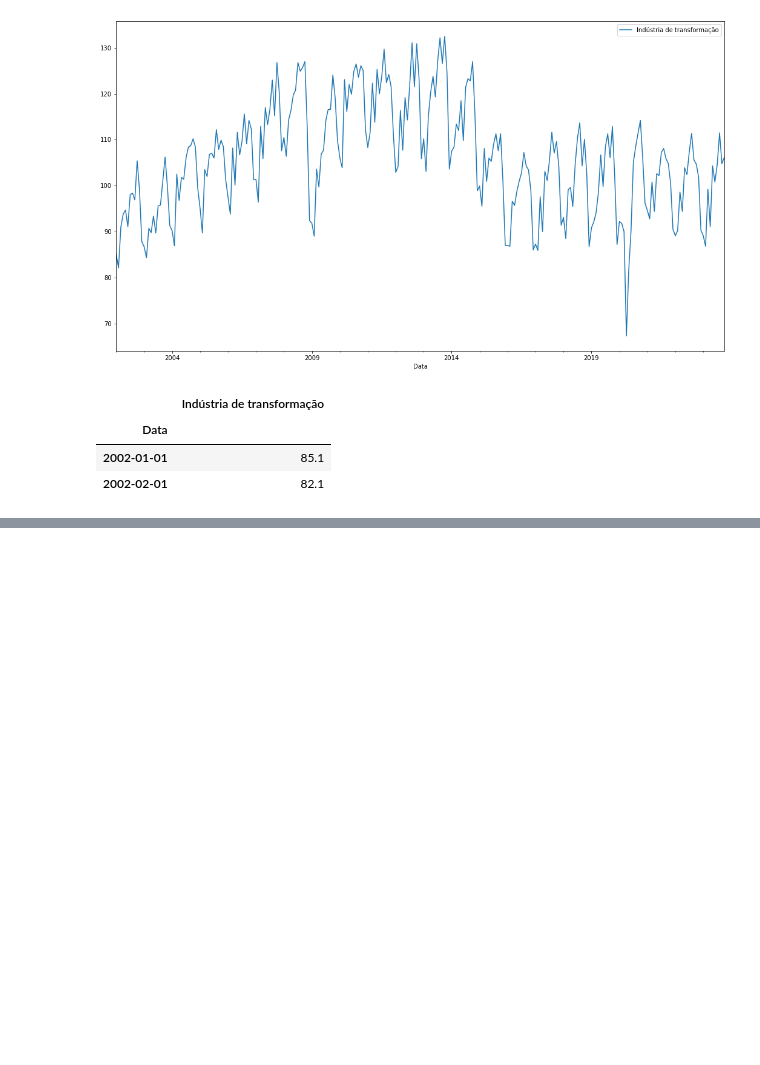
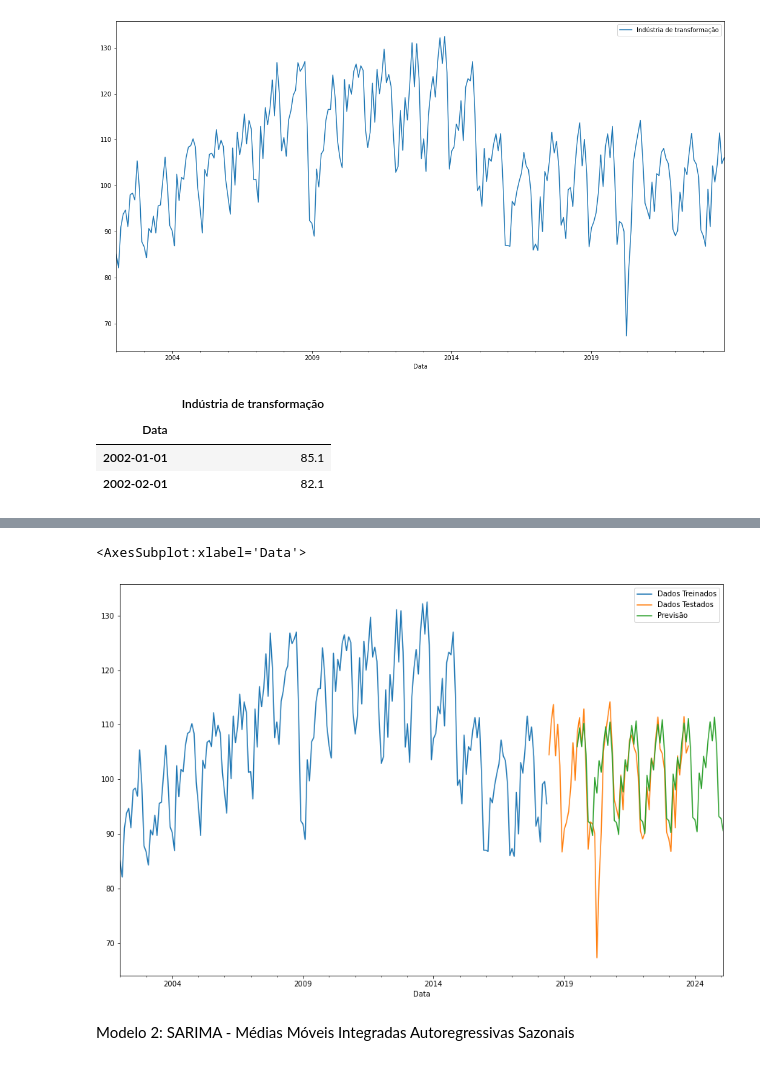
Before and after one commit to brauseo/Previsao_Industria_da_Transformacao, a Jupyter notebook: Previsao_Industria.ipynb, the cells around one changed output, grey strips where cells are left out. Cells and saved outputs as stored; diff of their text form; code cells hidden in the pictures; blank space fills up the shorter version.

```diff
--- a/Previsao_Industria.ipynb
+++ b/Previsao_Industria.ipynb
@@ -193,0 +202,3 @@ ValueError: You must specify a period or x must be a pandas object with a Dateti
+# %%
+dados_treinados = df_ind_transf.iloc[:210]  # Primeiras 80% das linhas (262 * 0.8 = 209,6)
+dados_testados= df_ind_transf.iloc[210:]   # Últimos 20% das linhas (262 - 210 = 52)
@@ -193,0 +208,5 @@ ValueError: You must specify a period or x must be a pandas object with a Dateti
+# %%
+fitted_model = ExponentialSmoothing(dados_treinados['Indústria de transformação'],trend='mul',seasonal='mul',seasonal_periods=12).fit()
+# %%
+etsprevi = fitted_model.forecast(68).rename('ETS Previsão')
+etsprevi
@@ -193,0 +226,9 @@ ValueError: You must specify a period or x must be a pandas object with a Dateti
+# %%
+df_ind_transf.iloc[:197]['Indústria de transformação'].plot(legend=True, label='Dados Treinados')
+df_ind_transf.iloc[197:]['Indústria de transformação'].plot(legend=True, label='Dados Testados', figsize=(15,10))
+etsprevi.plot(legend=True, label='Previsão')
+# %% [output]
+<AxesSubplot:xlabel='Data'>
+[figure, added]
+# %% [markdown]
+Modelo 2: SARIMA - Médias Móveis Integradas Autoregressivas Sazonais
```
Also changed, not shown: parts of 14 cells of this notebook.
